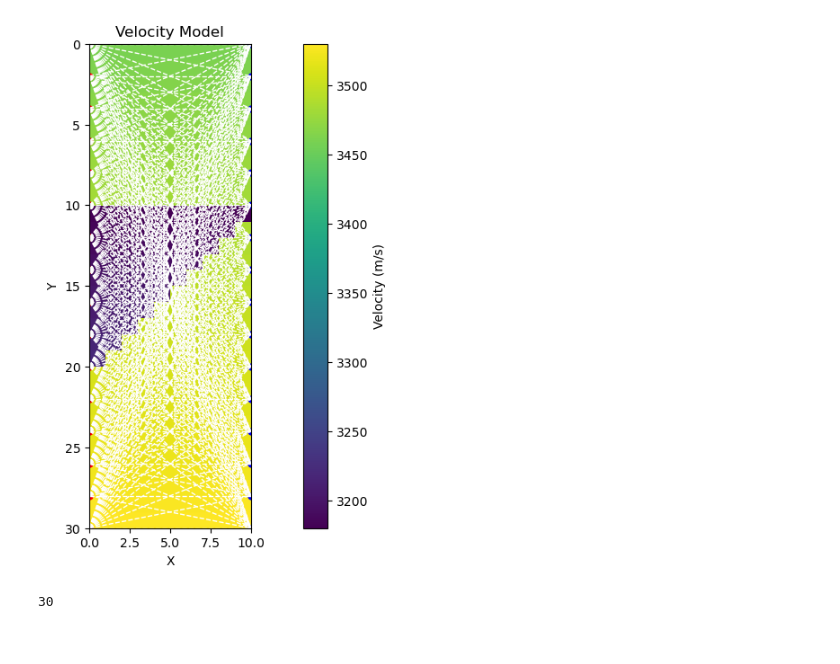
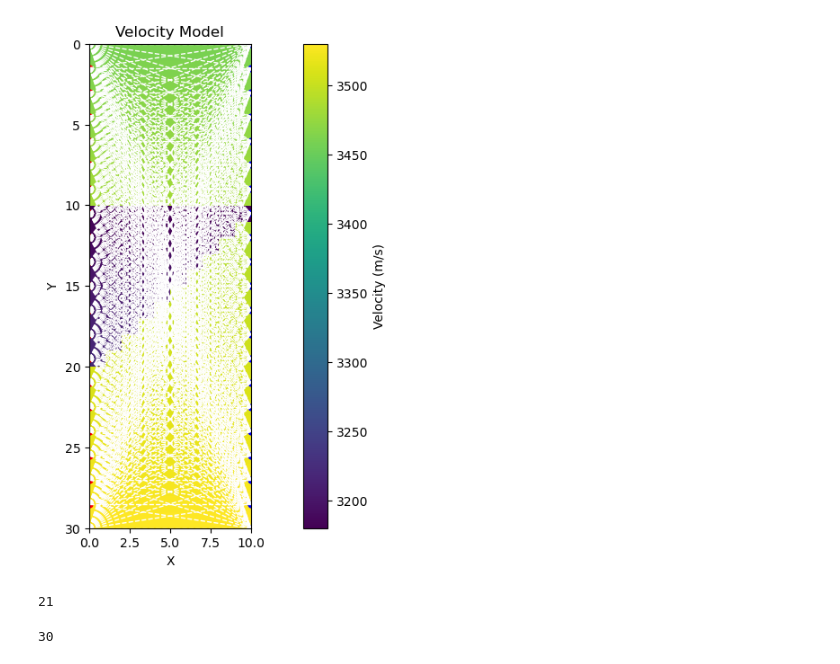
Before and after one commit to x-repos/traveltime-inversion-annealing, a Jupyter notebook: borehole30x10-gauss.ipynb, the cells around one changed output. Saved outputs shown, nothing was run; the diff lists cells and outputs as text; code cells hidden in the pictures.

```diff
--- a/borehole30x10.ipynb
+++ b/borehole30x10-gauss.ipynb
@@ -162,36 +162,40 @@ def calculate_distances(unique_intersections, grid_size, sources, receivers):
                 for k in range(grid_size[1]):
                     idx = idx + 1
                     intersections = unique_intersections[idx]
                     if len(intersections) >= 2:
                         total_distance = 0
                         for idxx in range(len(intersections) - 1):
                             d = np.hypot(intersections[idxx + 1][0] - intersections[idxx][0], intersections[idxx + 1][1] - intersections[idxx][1])
                             total_distance += d
                         distances[j, k, i, s_idx] = total_distance
                     else:
                         distances[j, k, i, s_idx] = 0
     return distances
 
 # Define sources and receivers
 # sources = [(0, 1), (0, 2)]
 # receivers = [(10, 1), (10, 2.5)]
 
-sources = [(0, i * 2) for i in range(16)]
-receivers = [(10, i * 2) for i in range(16)]
+sources = [(0, i * 3/2) for i in range(21)]
+receivers = [(10, i * 3/2) for i in range(21)]
 
 
 intersections = find_intersections(sources, receivers, grid_size=grid_size)
 unique_intersections = remove_duplicate_intersections(intersections)
 distances = calculate_distances(unique_intersections, grid_size=grid_size, sources=sources, receivers=receivers)
 
 plot_velocity_model_with_sources_and_receivers(velocity_model, sources, receivers, cols, rows, showlines=True)
 # # Print the distances for each receiver from each source.
 # for s_idx, source in enumerate(sources):
 #     for i, receiver in enumerate(receivers):
 #         print(f"Receiver {i+1} at {receiver} from Source {s_idx+1} at {source}:")
 #         print(distances[:, :, i, s_idx])
 # %% [output]
-[figure, old version]
+[figure, new version]
+# %%
+len(sources)
+# %% [output]
+21
 # %%
 def device_location(n,rows):
     n2 = int(np.ceil(n/2))
```
Also changed, not shown: parts of 1 cell of this notebook, 7 other files.
